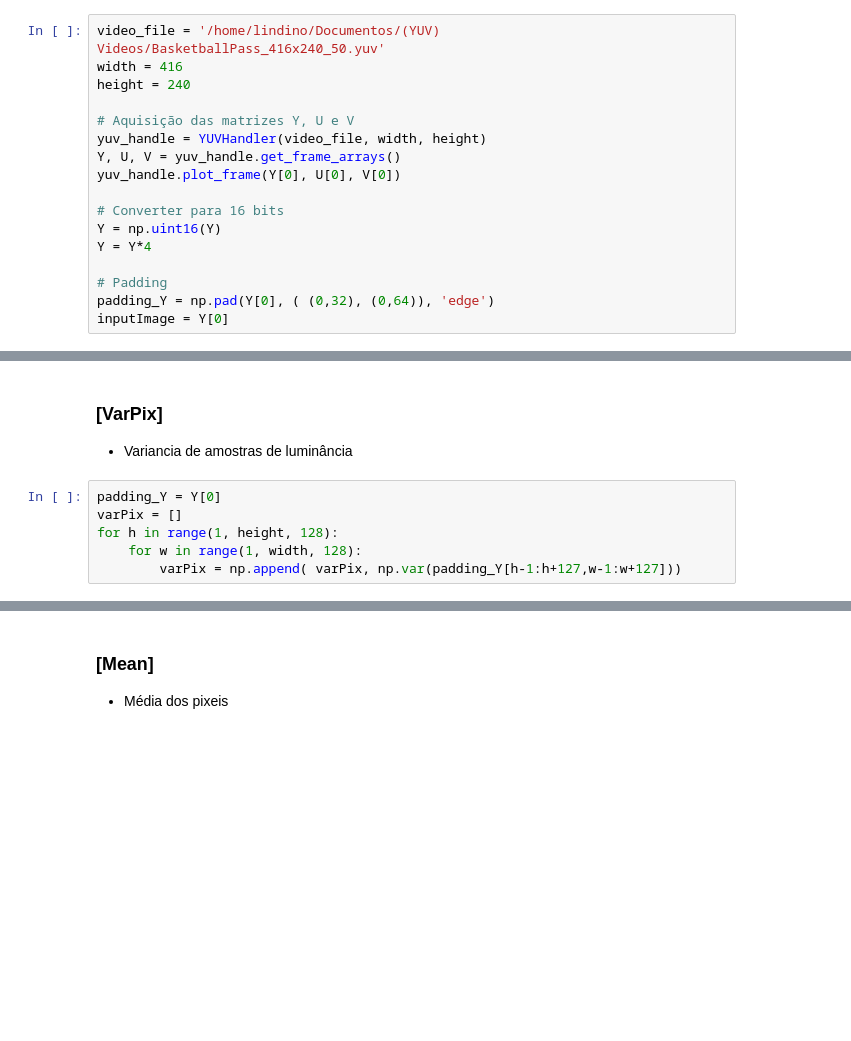
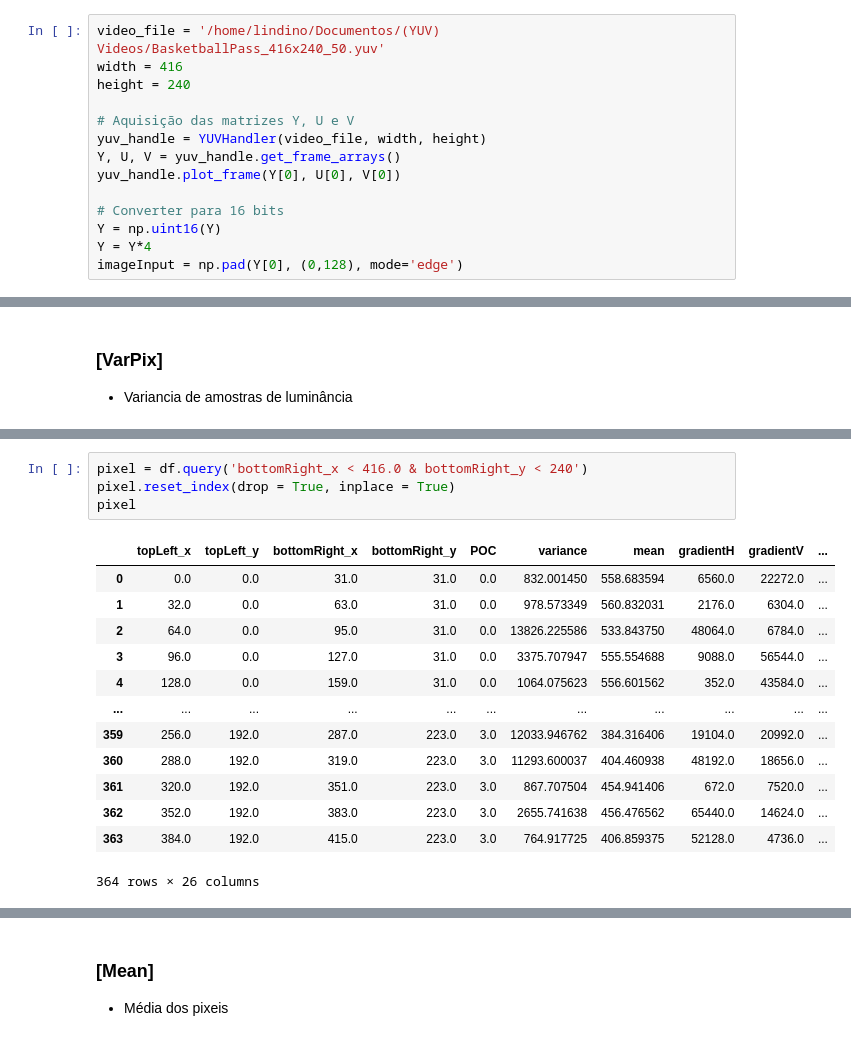
Before and after one commit to mclindino/TCC, a Jupyter notebook: Software/source/Extract_Features_Image.ipynb, the cells around one changed output, grey strips where cells are left out. Saved outputs shown, nothing was run; the diff lists cells and outputs as text; blank space fills up the shorter version.

Commit message:
Pixel Dataset Complete

```diff
--- a/Software/source/Extract_Features_Image.ipynb
+++ b/Software/source/Extract_Features_Image.ipynb
@@ -27,18 +28,9 @@ yuv_handle.plot_frame(Y[0], U[0], V[0])
 # Converter para 16 bits
 Y = np.uint16(Y)
 Y = Y*4
-
-# Padding
-padding_Y = np.pad(Y[0], ( (0,32), (0,64)), 'edge')
-inputImage = Y[0]
+imageInput = np.pad(Y[0], (0,128), mode='edge')
 # %% [output]
 [figure]
 # %% [markdown]
 ### [VarPix]
 - Variancia de amostras de luminância
-# %%
-padding_Y = Y[0]
-varPix = []
-for h in range(1, height, 128):
-    for w in range(1, width, 128):
-        varPix = np.append( varPix, np.var(padding_Y[h-1:h+127,w-1:w+127]))
@@ -46,0 +252,18 @@ IndexError: too many indices for array
+# %%
+pixel = df.query('bottomRight_x < 416.0 & bottomRight_y < 240')
+pixel.reset_index(drop = True, inplace = True)
+pixel
+# %% [output]
+|  | topLeft_x | topLeft_y | bottomRight_x | bottomRight_y | POC | variance | mean | gradientH | gradientV | ... |
+| 0 | 0.0 | 0.0 | 31.0 | 31.0 | 0.0 | 832.001450 | 558.683594 | 6560.0 | 22272.0 | ... |
+| 1 | 32.0 | 0.0 | 63.0 | 31.0 | 0.0 | 978.573349 | 560.832031 | 2176.0 | 6304.0 | ... |
+| 2 | 64.0 | 0.0 | 95.0 | 31.0 | 0.0 | 13826.225586 | 533.843750 | 48064.0 | 6784.0 | ... |
+| 3 | 96.0 | 0.0 | 127.0 | 31.0 | 0.0 | 3375.707947 | 555.554688 | 9088.0 | 56544.0 | ... |
+| 4 | 128.0 | 0.0 | 159.0 | 31.0 | 0.0 | 1064.075623 | 556.601562 | 352.0 | 43584.0 | ... |
+| ... | ... | ... | ... | ... | ... | ... | ... | ... | ... | ... |
+| 359 | 256.0 | 192.0 | 287.0 | 223.0 | 3.0 | 12033.946762 | 384.316406 | 19104.0 | 20992.0 | ... |
+| 360 | 288.0 | 192.0 | 319.0 | 223.0 | 3.0 | 11293.600037 | 404.460938 | 48192.0 | 18656.0 | ... |
+| 361 | 320.0 | 192.0 | 351.0 | 223.0 | 3.0 | 867.707504 | 454.941406 | 672.0 | 7520.0 | ... |
+| 362 | 352.0 | 192.0 | 383.0 | 223.0 | 3.0 | 2655.741638 | 456.476562 | 65440.0 | 14624.0 | ... |
+| 363 | 384.0 | 192.0 | 415.0 | 223.0 | 3.0 | 764.917725 | 406.859375 | 52128.0 | 4736.0 | ... |
+364 rows × 26 columns
```
Also changed, not shown: parts of 9 cells of this notebook, 3 other files.
